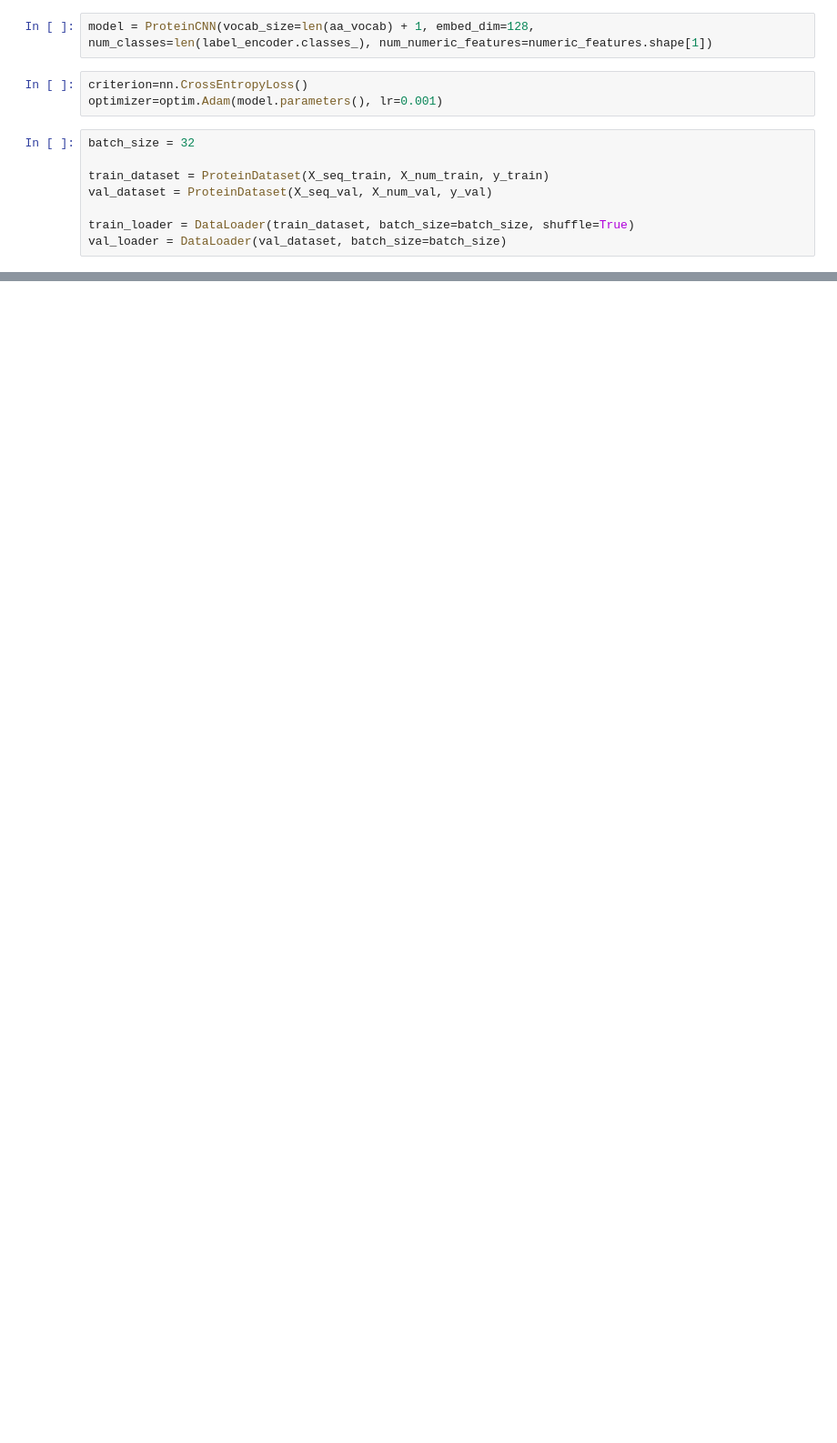
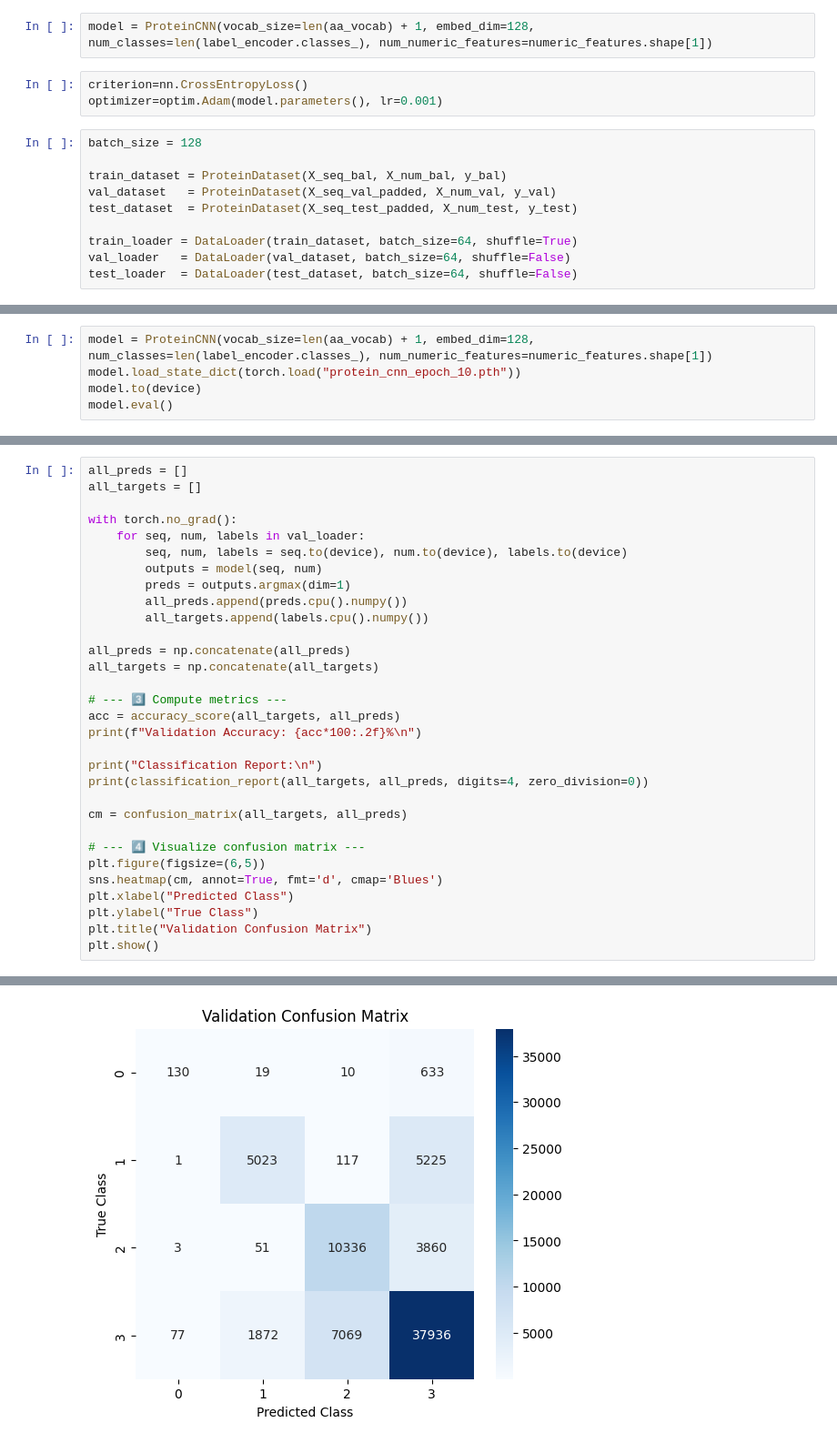
Before and after one commit to lakshinkhurana/SIH-eDNA, a Jupyter notebook: eDNA.ipynb, the cells around one changed output, grey strips where cells are left out. Shown at 91% size. Drawn from its saved outputs; the diff is of its cells as text; blank space fills up the shorter version.

```diff
--- a/eDNA.ipynb
+++ b/eDNA.ipynb
@@ -367,10 +347,12 @@ model = ProteinCNN(vocab_size=len(aa_vocab) + 1, embed_dim=128, num_classes=len(
 criterion=nn.CrossEntropyLoss()
 optimizer=optim.Adam(model.parameters(), lr=0.001)
 # %%
-batch_size = 32
+batch_size = 128
 
-train_dataset = ProteinDataset(X_seq_train, X_num_train, y_train)
-val_dataset = ProteinDataset(X_seq_val, X_num_val, y_val)
+train_dataset = ProteinDataset(X_seq_bal, X_num_bal, y_bal)
+val_dataset   = ProteinDataset(X_seq_val_padded, X_num_val, y_val)
+test_dataset  = ProteinDataset(X_seq_test_padded, X_num_test, y_test)
 
-train_loader = DataLoader(train_dataset, batch_size=batch_size, shuffle=True)
-val_loader = DataLoader(val_dataset, batch_size=batch_size)
+train_loader = DataLoader(train_dataset, batch_size=64, shuffle=True)
+val_loader   = DataLoader(val_dataset, batch_size=64, shuffle=False)
+test_loader  = DataLoader(test_dataset, batch_size=64, shuffle=False)
@@ -424,0 +433,5 @@ for epoch in range(epochs):
+# %%
+model = ProteinCNN(vocab_size=len(aa_vocab) + 1, embed_dim=128, num_classes=len(label_encoder.classes_), num_numeric_features=numeric_features.shape[1])
+model.load_state_dict(torch.load("protein_cnn_epoch_10.pth"))
+model.to(device)
+model.eval()
@@ -424,0 +456,32 @@ for epoch in range(epochs):
+# %%
+all_preds = []
+all_targets = []
+
+with torch.no_grad():
+    for seq, num, labels in val_loader:
+        seq, num, labels = seq.to(device), num.to(device), labels.to(device)
+        outputs = model(seq, num)
+        preds = outputs.argmax(dim=1)
+        all_preds.append(preds.cpu().numpy())
+        all_targets.append(labels.cpu().numpy())
+
+all_preds = np.concatenate(all_preds)
+all_targets = np.concatenate(all_targets)
+
+# --- 3️⃣ Compute metrics ---
+acc = accuracy_score(all_targets, all_preds)
+print(f"Validation Accuracy: {acc*100:.2f}%\n")
+
+print("Classification Report:\n")
+print(classification_report(all_targets, all_preds, digits=4, zero_division=0))
+
+cm = confusion_matrix(all_targets, all_preds)
+
+# --- 4️⃣ Visualize confusion matrix ---
+plt.figure(figsize=(6,5))
+sns.heatmap(cm, annot=True, fmt='d', cmap='Blues')
+plt.xlabel("Predicted Class")
+plt.ylabel("True Class")
+plt.title("Validation Confusion Matrix")
+plt.show()
+# %% [output]
@@ -424,0 +502 @@ for epoch in range(epochs):
+[figure, added]
```
Also changed, not shown: parts of 13 cells of this notebook.
